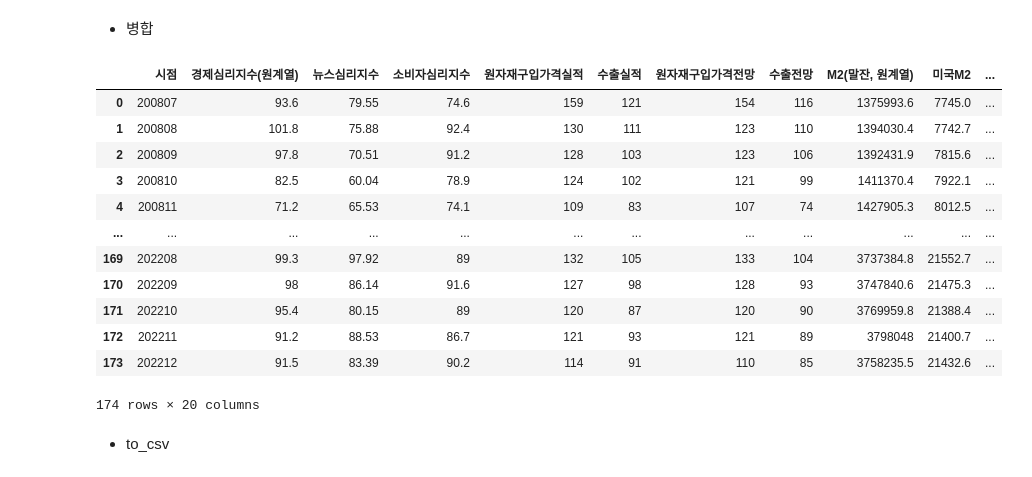
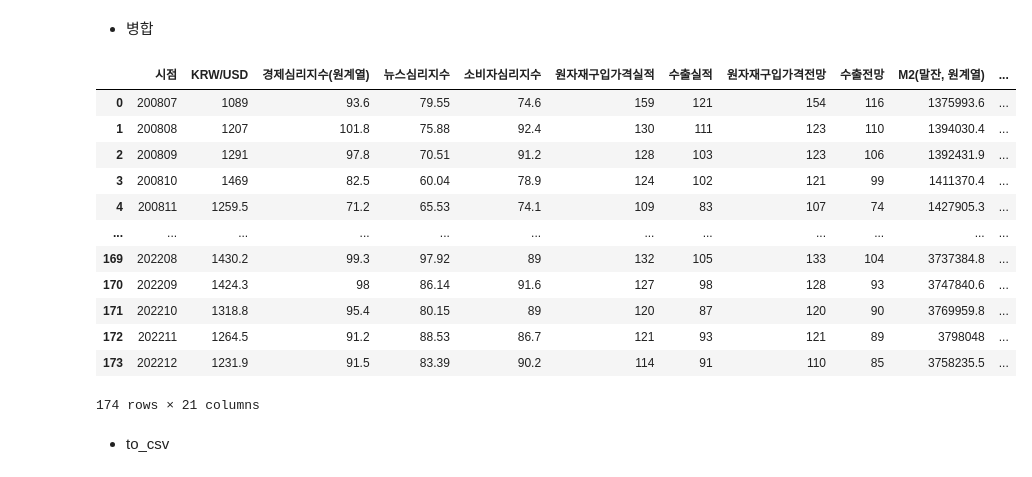
Before and after one commit to Jay-hook/mine, a Jupyter notebook: MonthlyCrawling.ipynb, the cells around one changed output. Drawn from its saved outputs; the diff is of its cells as text; code cells hidden in the pictures.

```diff
--- a/MonthlyCrawling.ipynb
+++ b/MonthlyCrawling.ipynb
@@ -304,3 +301,3 @@ USBIS = ecos.get_statistic_search(통계표코드='902Y006', 주기="M", 검색
 # %%
-USBIS = USBIS.loc[USBIS['통계항목코드1'] == 'US'][['시점', '값']].rename(columns = {'값':'USBIS'})
+USBIR = USBIR.loc[USBIR['통계항목코드1'] == 'US'][['시점', '값']].rename(columns = {'값':'USBIR'})
 # %% [markdown]
@@ -308,7 +305,7 @@ USBIS = USBIS.loc[USBIS['통계항목코드1'] == 'US'][['시점', '값']].renam
 # %%
-KOBIS = ecos.get_statistic_search(통계표코드='902Y006', 주기="M", 검색시작일자="200212", 검색종료일자="202310")
+KOBIR = ecos.get_statistic_search(통계표코드='902Y006', 주기="M", 검색시작일자="200212", 검색종료일자="202310")
 # %%
-KOBIS = KOBIS.loc[KOBIS['통계항목코드1'] == 'KR'][['시점', '값']].rename(columns = {'값':'KOBIS'})
+KOBIR = KOBIR.loc[KOBIR['통계항목코드1'] == 'KR'][['시점', '값']].rename(columns = {'값':'KOBIR'})
 # %% [markdown]
 - KOTN 한국 10년물 국채수익률
 # %%
@@ -464,6 +461,9 @@ IMUSDR
 # %%
 from datetime import datetime, timedelta
 from dateutil.relativedelta import relativedelta
+# %%
+# 이번 달의 월말 데이터로 다음 달의 원/달러 환율을 예측할 것이므로 label인 원/달러 종가를 당긴다
+KRWUSD['시점'] = pd.to_datetime(KRWUSD['시점'], format='%Y%m').apply(lambda X: X - relativedelta(months=1)).dt.strftime('%Y%m')
 # %%
 # 값은 해당 월에 대한 전망치를 담았으니 데이터를 전망을 한 시점인 한 달 전으로 변경
 BM['시점'] = pd.to_datetime(BM['시점'], format='%Y%m').apply(lambda X: X - relativedelta(months=1)).dt.strftime('%Y%m')
@@ -477,24 +477,24 @@ M2NS['시점'] = pd.to_datetime(M2NS['시점'], infer_datetime_format=True).dt.s
 - 병합
 # %%
 df = E1000['시점']
-df_list = [E1000, A001, FME, AN, AM, BN, BM, KOM2, M2NS, USBIS, KOBIS, KOTN, USTN, KORIBOR, USRIBOR, REGEXTOTUSD, REGIMTOTUSD, EXUSDR, IMUSDR]
+df_list = [KRWUSD, E1000, A001, FME, AN, AM, BN, BM, KOM2, M2NS, USBIR, KOBIR, KOTN, USTN, KORIBOR, USRIBOR, REGEXTOTUSD, REGIMTOTUSD, EXUSDR, IMUSDR]
 for i in df_list:
     df = pd.merge(df, i)
 df
 # %% [output]
-|  | 시점 | 경제심리지수(원계열) | 뉴스심리지수 | 소비자심리지수 | 원자재구입가격실적 | 수출실적 | 원자재구입가격전망 | 수출전망 | M2(말잔, 원계열) | 미국M2 | ... |
-| 0 | 200807 | 93.6 | 79.55 | 74.6 | 159 | 121 | 154 | 116 | 1375993.6 | 7745.0 | ... |
-| 1 | 200808 | 101.8 | 75.88 | 92.4 | 130 | 111 | 123 | 110 | 1394030.4 | 7742.7 | ... |
-| 2 | 200809 | 97.8 | 70.51 | 91.2 | 128 | 103 | 123 | 106 | 1392431.9 | 7815.6 | ... |
-| 3 | 200810 | 82.5 | 60.04 | 78.9 | 124 | 102 | 121 | 99 | 1411370.4 | 7922.1 | ... |
-| 4 | 200811 | 71.2 | 65.53 | 74.1 | 109 | 83 | 107 | 74 | 1427905.3 | 8012.5 | ... |
+|  | 시점 | KRW/USD | 경제심리지수(원계열) | 뉴스심리지수 | 소비자심리지수 | 원자재구입가격실적 | 수출실적 | 원자재구입가격전망 | 수출전망 | M2(말잔, 원계열) | ... |
+| 0 | 200807 | 1089 | 93.6 | 79.55 | 74.6 | 159 | 121 | 154 | 116 | 1375993.6 | ... |
+| 1 | 200808 | 1207 | 101.8 | 75.88 | 92.4 | 130 | 111 | 123 | 110 | 1394030.4 | ... |
+| 2 | 200809 | 1291 | 97.8 | 70.51 | 91.2 | 128 | 103 | 123 | 106 | 1392431.9 | ... |
+| 3 | 200810 | 1469 | 82.5 | 60.04 | 78.9 | 124 | 102 | 121 | 99 | 1411370.4 | ... |
+| 4 | 200811 | 1259.5 | 71.2 | 65.53 | 74.1 | 109 | 83 | 107 | 74 | 1427905.3 | ... |
 | ... | ... | ... | ... | ... | ... | ... | ... | ... | ... | ... | ... |
-| 169 | 202208 | 99.3 | 97.92 | 89 | 132 | 105 | 133 | 104 | 3737384.8 | 21552.7 | ... |
-| 170 | 202209 | 98 | 86.14 | 91.6 | 127 | 98 | 128 | 93 | 3747840.6 | 21475.3 | ... |
-| 171 | 202210 | 95.4 | 80.15 | 89 | 120 | 87 | 120 | 90 | 3769959.8 | 21388.4 | ... |
-| 172 | 202211 | 91.2 | 88.53 | 86.7 | 121 | 93 | 121 | 89 | 3798048 | 21400.7 | ... |
-| 173 | 202212 | 91.5 | 83.39 | 90.2 | 114 | 91 | 110 | 85 | 3758235.5 | 21432.6 | ... |
+| 169 | 202208 | 1430.2 | 99.3 | 97.92 | 89 | 132 | 105 | 133 | 104 | 3737384.8 | ... |
+| 170 | 202209 | 1424.3 | 98 | 86.14 | 91.6 | 127 | 98 | 128 | 93 | 3747840.6 | ... |
+| 171 | 202210 | 1318.8 | 95.4 | 80.15 | 89 | 120 | 87 | 120 | 90 | 3769959.8 | ... |
+| 172 | 202211 | 1264.5 | 91.2 | 88.53 | 86.7 | 121 | 93 | 121 | 89 | 3798048 | ... |
+| 173 | 202212 | 1231.9 | 91.5 | 83.39 | 90.2 | 114 | 91 | 110 | 85 | 3758235.5 | ... |
-174 rows × 20 columns
+174 rows × 21 columns
 # %% [markdown]
 - to_csv
 # %%
```
Also changed, not shown: parts of 12 cells of this notebook, 4 other files.
